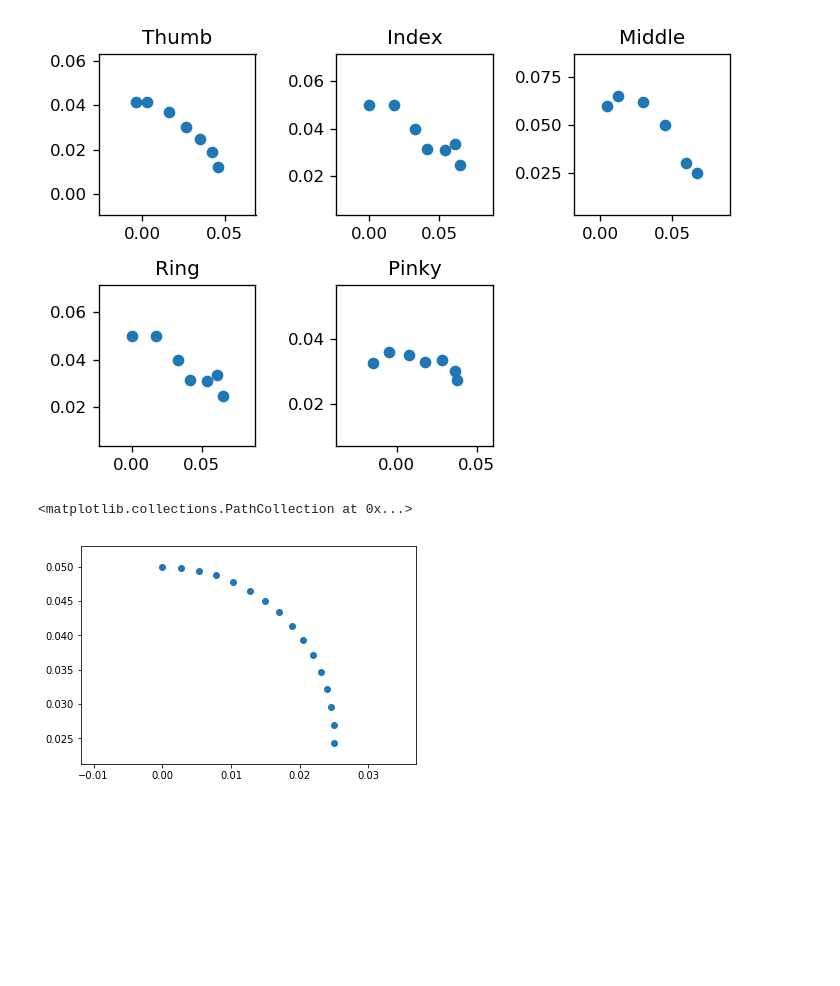
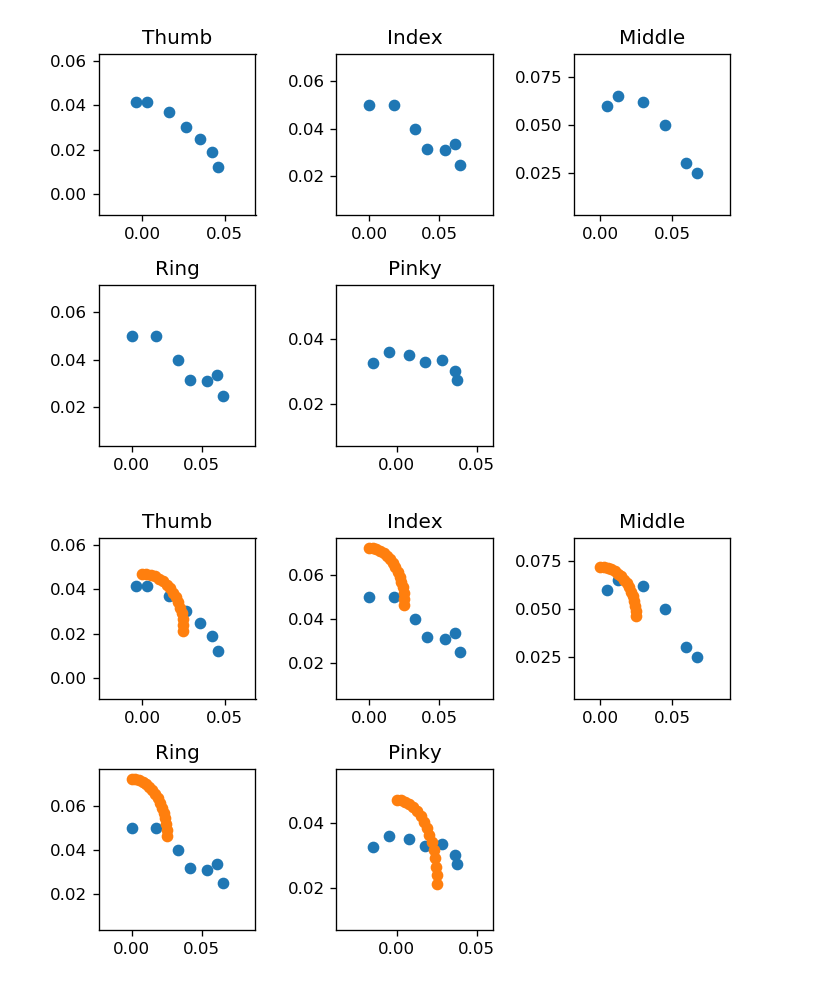
Before and after one commit to artursg/mimic-joint-modeling, a Jupyter notebook: data_fitting/mimic_model_fitting.ipynb, the cells around one changed output. Cells and saved outputs as stored; diff of their text form; code cells hidden in the pictures; blank space fills up the shorter version.

```diff
--- a/data_fitting/mimic_model_fitting.ipynb
+++ b/data_fitting/mimic_model_fitting.ipynb
@@ -54,33 +54,46 @@ f_2_joint_y = sy.lambdify([angle, k1, k2, offset1, offset2, l1, l2, l3], y2)
 # %%
 j1_l1 = 0.025
 j1_l2 = 0.022
 j2_l1 = 0.025
 j2_l2 = 0.025
 j2_l3 = 0.022
-tx =[ f_1_joint_x(a, 0, 0, j1_l1, j2_l2) for a in np.linspace(0,1.6,16) ]
-ty =[ f_1_joint_y(a, 0, 0, j1_l1, j2_l2) for a in np.linspace(0,1.6,16) ]
+j1_offset = 0
+j1_k = 0
+j2_offset1 = 0
+j2_offset2 = 0
+j2_k1 = 0
+j2_k2 = 0
+tj1x =[ f_1_joint_x(a, j1_k, j1_offset, j1_l1, j1_l2) for a in np.linspace(0,1.6,16) ]
+tj1y =[ f_1_joint_y(a, j1_k, j1_offset, j1_l1, j1_l2) for a in np.linspace(0,1.6,16) ]
+tj2x =[ f_2_joint_x(a, j2_k1, j2_k2, j2_offset1, j2_offset2, j2_l1, j2_l2, j2_l3) for a in np.linspace(0,1.6,16) ]
+tj2y =[ f_2_joint_y(a, j2_k1, j2_k2, j2_offset1, j2_offset2, j2_l1, j2_l2, j2_l3) for a in np.linspace(0,1.6,16) ]
+
 
 fig, axs = plt.subplots(nrows=2, ncols=3, dpi=120)
 axs = axs.flatten()
 axs[0].set_title('Thumb')
 axs[0].scatter(thumbd[0], thumbd[1])
+axs[0].scatter(tj1x, tj1y)
 axs[1].set_title('Index')
 axs[1].scatter(indexd[0], indexd[1])
+axs[1].scatter(tj2x, tj2y)
 axs[2].set_title('Middle')
 axs[2].scatter(middled[0], middled[1])
+axs[2].scatter(tj2x, tj2y)
 axs[3].set_title('Ring')
 axs[3].scatter(ringd[0], ringd[1])
+axs[3].scatter(tj2x, tj2y)
 axs[4].set_title('Pinky')
 axs[4].scatter(pinkyd[0], pinkyd[1])
+axs[4].scatter(tj1x, tj1y)
 
 axs[5].set_visible(False)
 
 #for x in axs:
 #    x.set_xlim(-2, 10)
 #    x.set_ylim(-2, 10)
 fig.tight_layout()
 plt.axis('equal')
 plt.show()
 # %% [output]
-<matplotlib.collections.PathCollection at 0x...>
-[figure, old version]
+[figure, new version]
```
